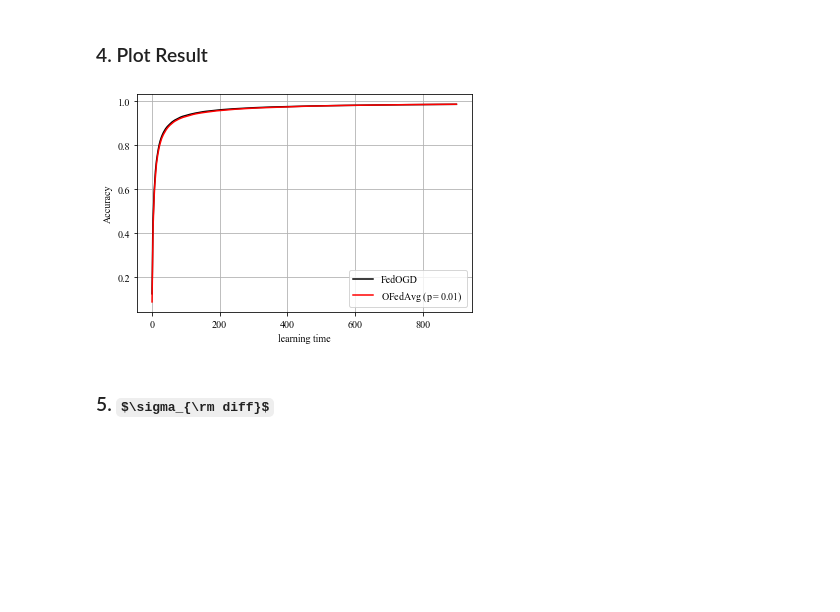
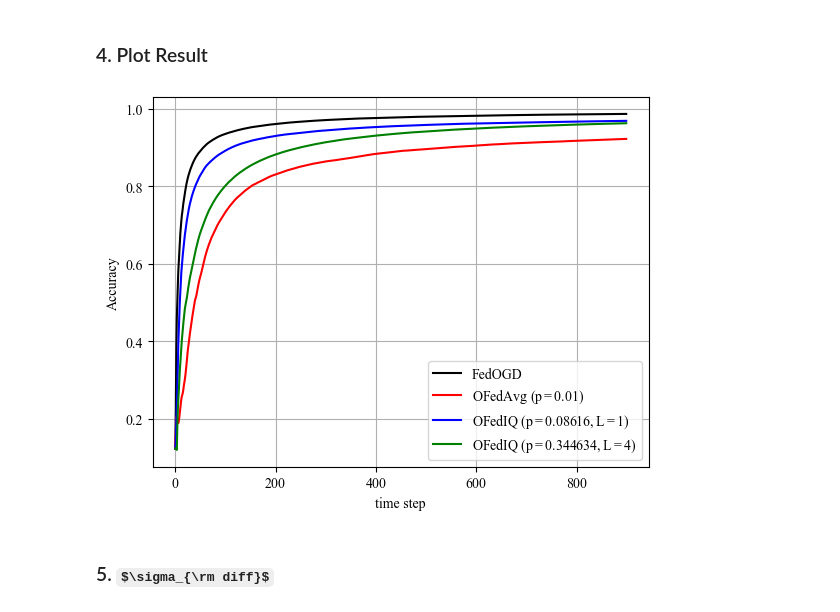
Before and after one commit to IISL-HYU/RegretAnalysis_OFL, a Jupyter notebook: Experiments.ipynb, the cells around one changed output. Drawn from its saved outputs; the diff is of its cells as text; code cells hidden in the pictures; some formulas as TeX source; blank space fills up the shorter version.

```diff
--- a/Experiments.ipynb
+++ b/Experiments.ipynb
@@ -76,43 +76,45 @@ for i, model in enumerate(Model_list):
 # %% [markdown]
 ### 4. Plot Result
 # %%
+import matplotlib.pyplot  as plt
+
+task = 'clf'
 code = input('Code:')
 
 with open(f"./result/{task}_FedOGD_{code}.pkl", "rb") as f:
     r1 = pickle.load(f)
-with open(f"./result/{task}_FedOGD_sigma_niid.pkl", "rb") as f:
-#with open(f"./result/{task}_OFedAvg_{code}.pkl", "rb") as f:
+with open(f"./result/{task}_OFedAvg_{code}.pkl", "rb") as f:
     r2 = pickle.load(f)
-# with open(f"./result/{task}_OFedPQ_{code}.pkl", "rb") as f:
-#     r3 = pickle.load(f)
-# with open(f"./result/{task}_OFedPAQ_{code}.pkl", "rb") as f:
-#     r4 = pickle.load(f)
+with open(f"./result/{task}_OFedPQ_{code}.pkl", "rb") as f:
+    r3 = pickle.load(f)
+with open(f"./result/{task}_OFedPAQ_{code}.pkl", "rb") as f:
+    r4 = pickle.load(f)
 
 l1 = list(range(len(r1)))
 l2 = list(range(len(r2)))
-# l3 = list(range(len(r3)))
-# l4 = list(range(len(r4)))
+l3 = list(range(len(r3)))
+l4 = list(range(len(r4)))
 
 plt.plot(l1, r1, 'black', label=r'FedOGD')
 plt.plot(l2, r2, 'red', label=r'OFedAvg ($\mathdefault{p=0.01}$)')
-# plt.plot(l3, r3, 'blue', label=r'OFedPQ ($\mathdefault{p=0.08616}$)')
-# plt.plot(l4, r4, 'green', label=r'OFedPAQ ($\mathdefault{p=0.344634}$)')
+plt.plot(l3, r3, 'blue', label=r'OFedIQ ($\mathdefault{p=0.08616, L=1}$)')
+plt.plot(l4, r4, 'green', label=r'OFedIQ ($\mathdefault{p=0.344634, L=4}$)')
 
 plt.xlabel('time step')
 
 if task == 'clf':
     plt.ylabel('Accuracy')
 elif task == 'reg':
     plt.ylabel('Loss')
 
 plt.rcParams["font.family"] = "Times New Roman"
 plt.grid()
 plt.legend()
 
-plt.savefig(f'./Figures/{task}_{code}.png', dpi=200, facecolor="white")
+plt.savefig(f'./Figures/{task}_{code}_1.png', dpi=200, facecolor="white")
 plt.show()
 # %% [output]
-[figure, old version]
+[figure, new version]
 # %% [markdown]
 ### 5. $\sigma_{\rm diff}$
 # %%
```
Also changed, not shown: parts of 1 cell of this notebook, 23 other files.
